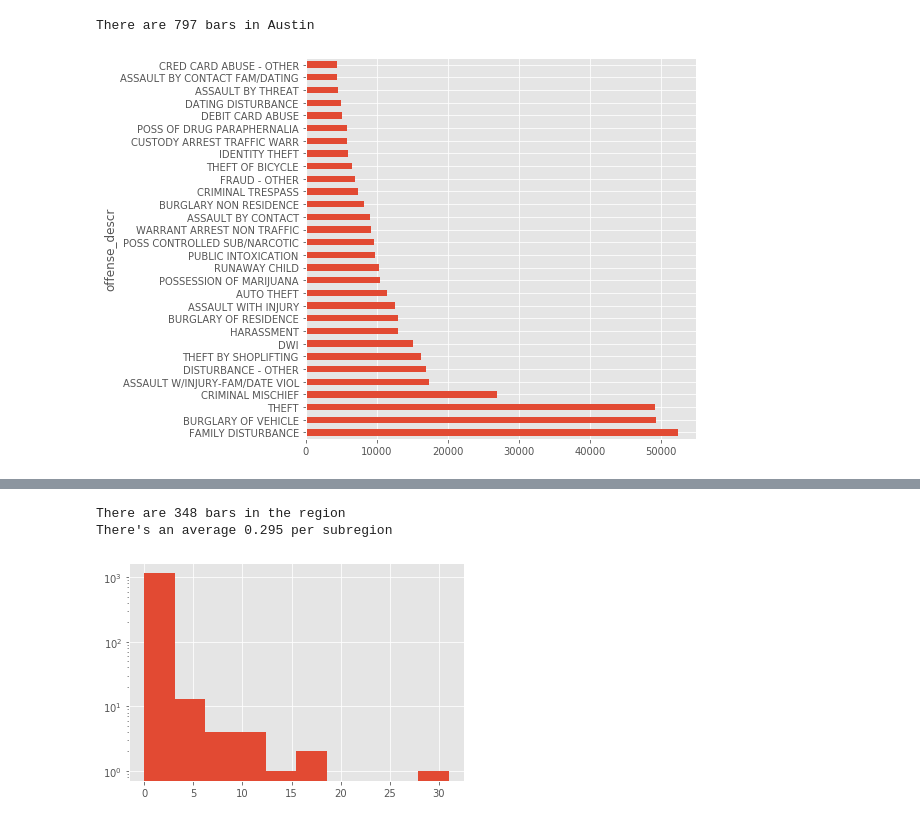
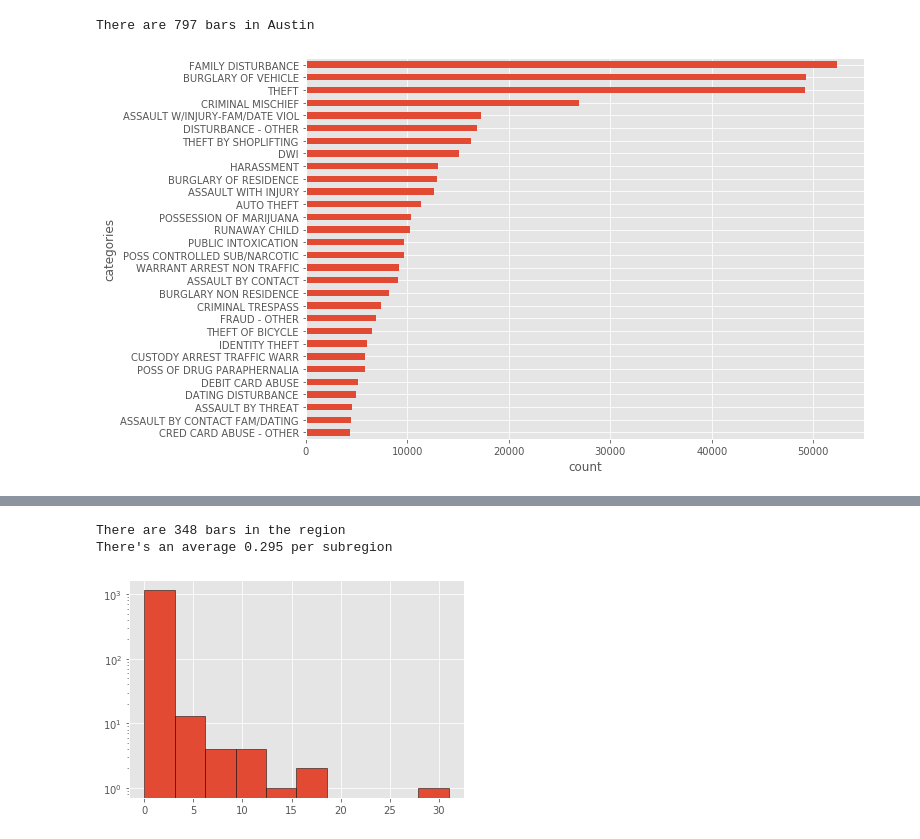
Before and after one commit to AustinPenner/Crime-ATX, a Jupyter notebook: data_exploration.ipynb, the cells around one changed output, grey strips where cells are left out. Cells and saved outputs as stored; diff of their text form; code cells hidden in the pictures.

Commit message:
cleaned up plots and functions

```diff
--- a/data_exploration.ipynb
+++ b/data_exploration.ipynb
@@ -35,9 +35,12 @@ There are 797 bars in Austin
 # %%
 off_desc = crm[['offense_descr', 'occurred_date']].groupby('offense_descr')\
             .count().sort_values('occurred_date', ascending=False).rename(columns={'occurred_date': 'count'})
-plot = off_desc.iloc[:30].plot.barh(y='count', figsize=(7,7), legend=False)
+plot = off_desc.iloc[:30].plot.barh(y='count', figsize=(10,7), legend=False)
+_ = plt.xlabel('count')
+_ = plt.ylabel('categories')
+plt.gca().invert_yaxis()
 # %% [output]
-[figure, old version]
+[figure, new version]
 # %%
 # print(br[['incident','occurred_date']].max())
 # print(br[['incident','occurred_date']].min())
@@ -97,7 +102,7 @@ print(f'There\'s an average {bars_mean:1.3f} per subregion')
 
 
 fig, ax = plt.subplots()
-plot = ax.hist(bars_in_grid)
+plot = ax.hist(bars_in_grid, edgecolor='k')
 plt.yscale('log')
 
 
@@ -110,7 +115,7 @@ plt.yscale('log')
 # %% [output]
 There are 348 bars in the region
 There's an average 0.295 per subregion
-[figure, old version]
+[figure, new version]
 # %%
 # print(bars_in_box(tl[0], tl[0]-20*step, tl[1], tr[1], brs[['lat','lng']]))
 # print(bars_in_box(tl[0], bl[0], tl[1], tr[1], brs[['lat','lng']]))# gets all bars in area
```
Also changed, not shown: parts of 5 cells of this notebook.
